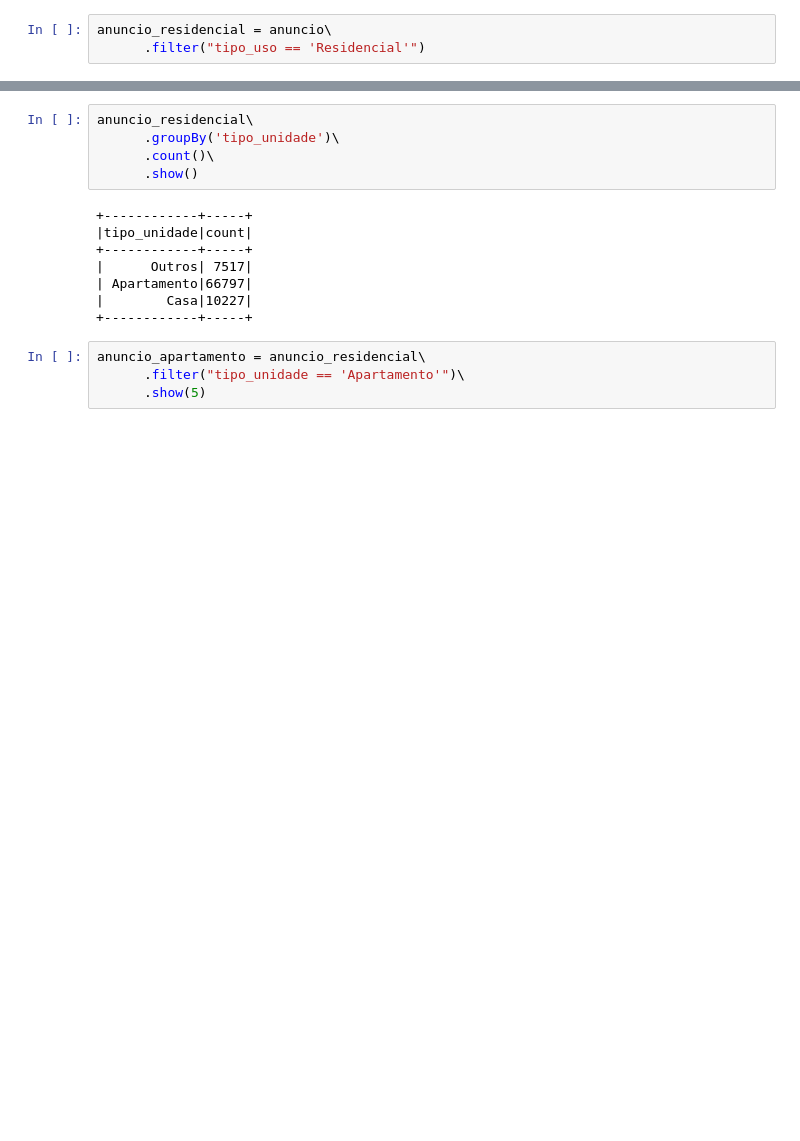
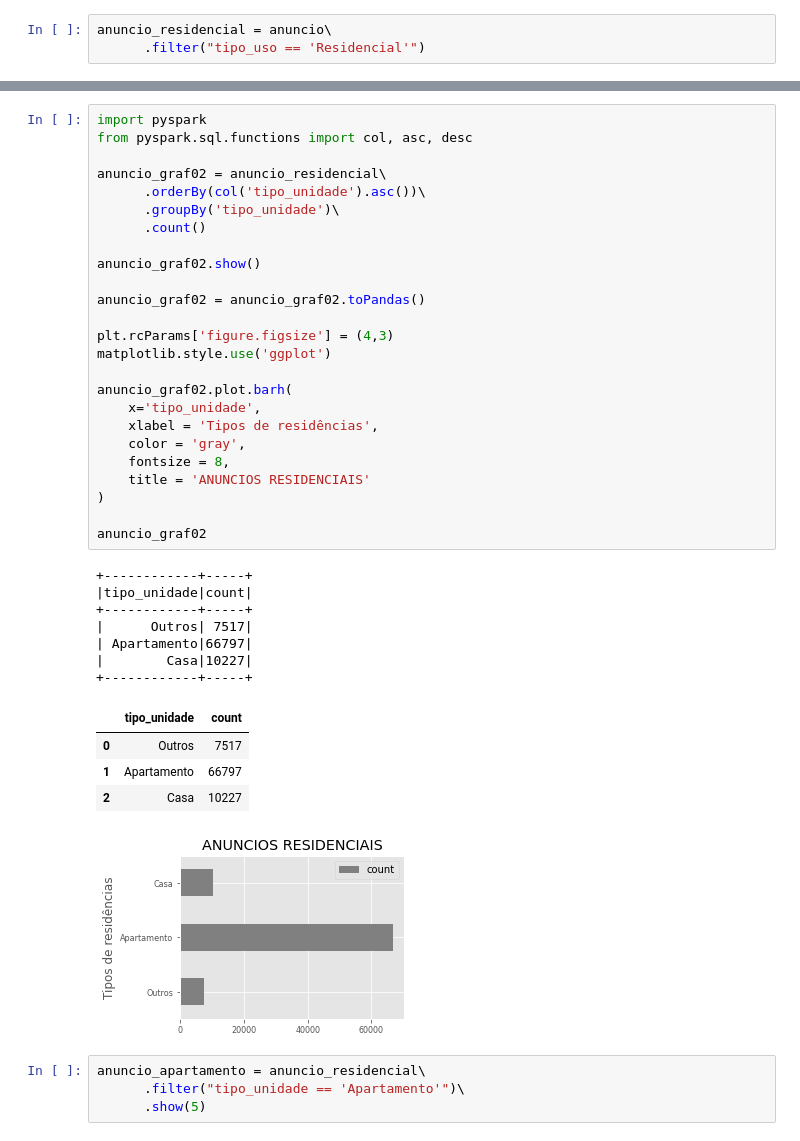
Before and after one commit to Clauciofds/Challenge-Data-Science-, a Jupyter notebook: Challenge_Semana_I_v1_01.ipynb, the cells around one changed output, grey strips where cells are left out. Drawn from its saved outputs; the diff is of its cells as text; blank space fills up the shorter version.

```diff
--- a/Challenge_Semana_I_v1_01.ipynb
+++ b/Challenge_Semana_I_v1_01.ipynb
@@ -131,16 +184,41 @@ only showing top 5 rows
-# %%
-anuncio_residencial\
-      .groupBy('tipo_unidade')\
-      .count()\
-      .show()
-# %% [output]
-+------------+-----+
-|tipo_unidade|count|
-+------------+-----+
-|      Outros| 7517|
-| Apartamento|66797|
-|        Casa|10227|
-+------------+-----+
+# %%
+import pyspark
+from pyspark.sql.functions import col, asc, desc
+
+anuncio_graf02 = anuncio_residencial\
+      .orderBy(col('tipo_unidade').asc())\
+      .groupBy('tipo_unidade')\
+      .count()
+
+anuncio_graf02.show()
+
+anuncio_graf02 = anuncio_graf02.toPandas()
+
+plt.rcParams['figure.figsize'] = (4,3)
+matplotlib.style.use('ggplot')
+
+anuncio_graf02.plot.barh(
+    x='tipo_unidade',
+    xlabel = 'Tipos de residências',
+    color = 'gray',
+    fontsize = 8,
+    title = 'ANUNCIOS RESIDENCIAIS'
+)
+
+anuncio_graf02
+# %% [output]
++------------+-----+
+|tipo_unidade|count|
++------------+-----+
+|      Outros| 7517|
+| Apartamento|66797|
+|        Casa|10227|
++------------+-----+
+|  | tipo_unidade | count |
+| 0 | Outros | 7517 |
+| 1 | Apartamento | 66797 |
+| 2 | Casa | 10227 |
+[figure, added]
 # %%
 anuncio_apartamento = anuncio_residencial\
       .filter("tipo_unidade == 'Apartamento'")\
```
Also changed, not shown: parts of 17 cells of this notebook.
